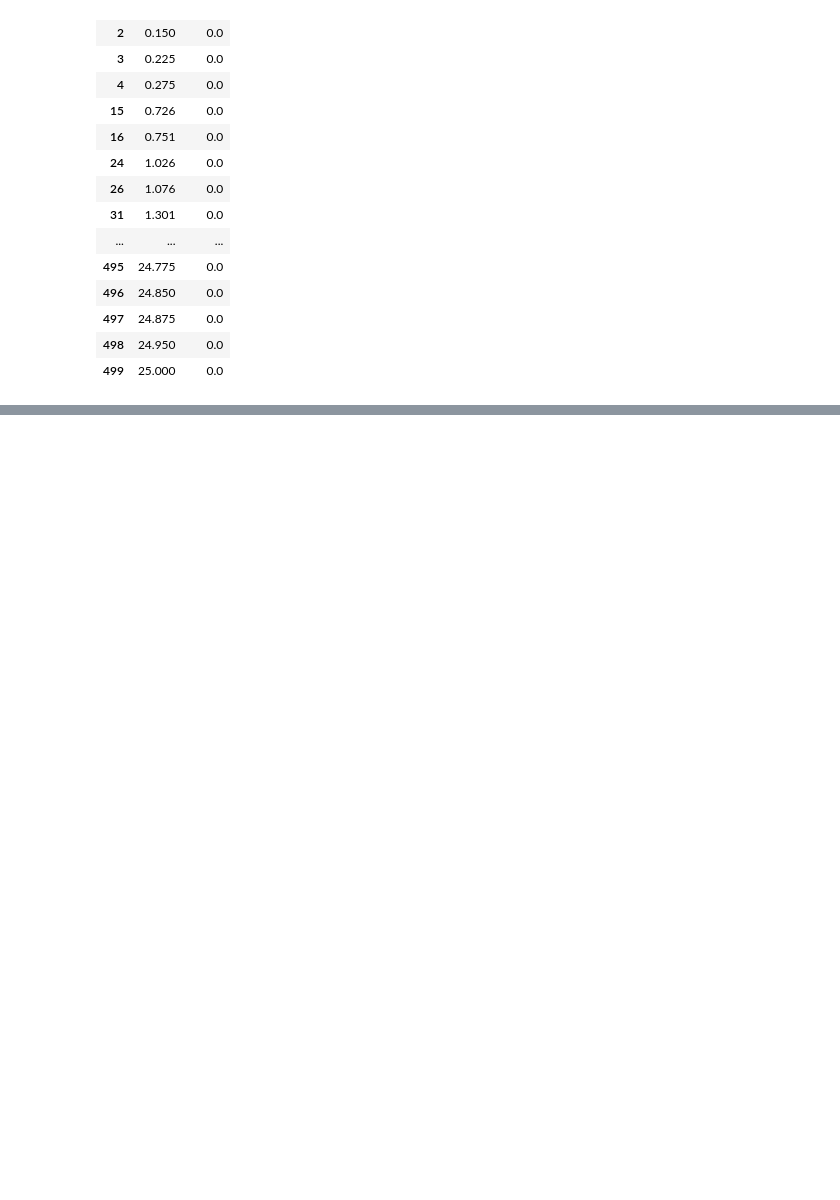
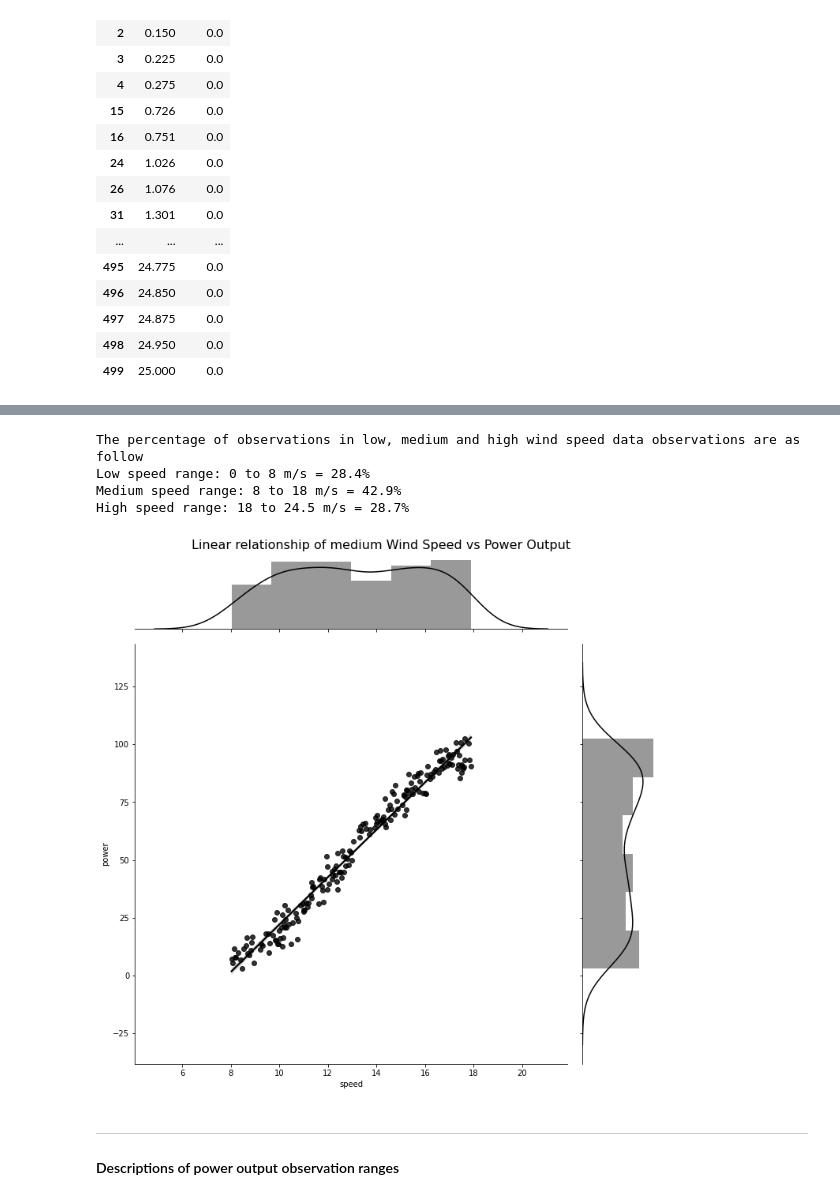
Before and after one commit to markcot/ProjMachLearn, a Jupyter notebook: Project.ipynb, the cells around one changed output, grey strips where cells are left out. Cells and saved outputs as stored; diff of their text form; code cells hidden in the pictures; blank space fills up the shorter version.

```diff
--- a/Project.ipynb
+++ b/Project.ipynb
@@ -189,0 +333,4 @@ Based on the tables and plots above, wind speed need to be greater than 0.3 m/s
+# %%
+# Describe medium wind speed data points.
+med_speed = df.loc[(df['speed'] > 8.0) & (df['speed'] < 18.0)]
+med_speed.describe()
@@ -189,0 +361,36 @@ Based on the tables and plots above, wind speed need to be greater than 0.3 m/s
+# %%
+# Count low medium and high wind speed ranges. Code adpated from
+# https://www.kite.com/python/answers/how-to-count-the-number-of-rows-in-a-pandas-dataframe-in-python
+df_cnt = len(df.index)
+low_s_cnt = len(low_speed.index)
+med_s_cnt = len(med_speed.index)
+high_s_cnt = len(high_speed.index)
+
+# Print % of low medium and high wind speed ranges.
+# Code adpated from https://pyformat.info/
+print("The percentage of observations in low, medium and high wind speed data observations are as follow")
+print("Low speed range: 0 to 8 m/s = {:.1f}%".format((low_s_cnt/df_cnt)*100))
+print("Medium speed range: 8 to 18 m/s = {:.1f}%".format((med_s_cnt/df_cnt)*100))
+print("High speed range: 18 to 24.5 m/s = {:.1f}%".format((high_s_cnt/df_cnt)*100))
+# %% [output]
+The percentage of observations in low, medium and high wind speed data observations are as follow
+Low speed range: 0 to 8 m/s = 28.4%
+Medium speed range: 8 to 18 m/s = 42.9%
+High speed range: 18 to 24.5 m/s = 28.7%
+# %%
+# Plot comparasion of medium wind speed versus power output
+# Code adapted from https://seaborn.pydata.org/tutorial/distributions.html#plotting-univariate-distributions
+# and https://seaborn.pydata.org/generated/seaborn.jointplot.html#seaborn.jointplot
+plot = sns.jointplot(x="speed", y="power", kind="reg", color="k", height=10, data=med_speed)
+
+# Add Title adapted from https://stackoverflow.com/a/52096280
+plt.subplots_adjust(top=0.95)
+plt.suptitle("Linear relationship of medium Wind Speed vs Power Output", fontsize = 16)
+# Display plot
+plt.show()
+# %% [output]
+[figure, added]
+# %% [markdown]
+***
+
+#### Descriptions of power output observation ranges
```
Also changed, not shown: parts of 42 cells of this notebook.
